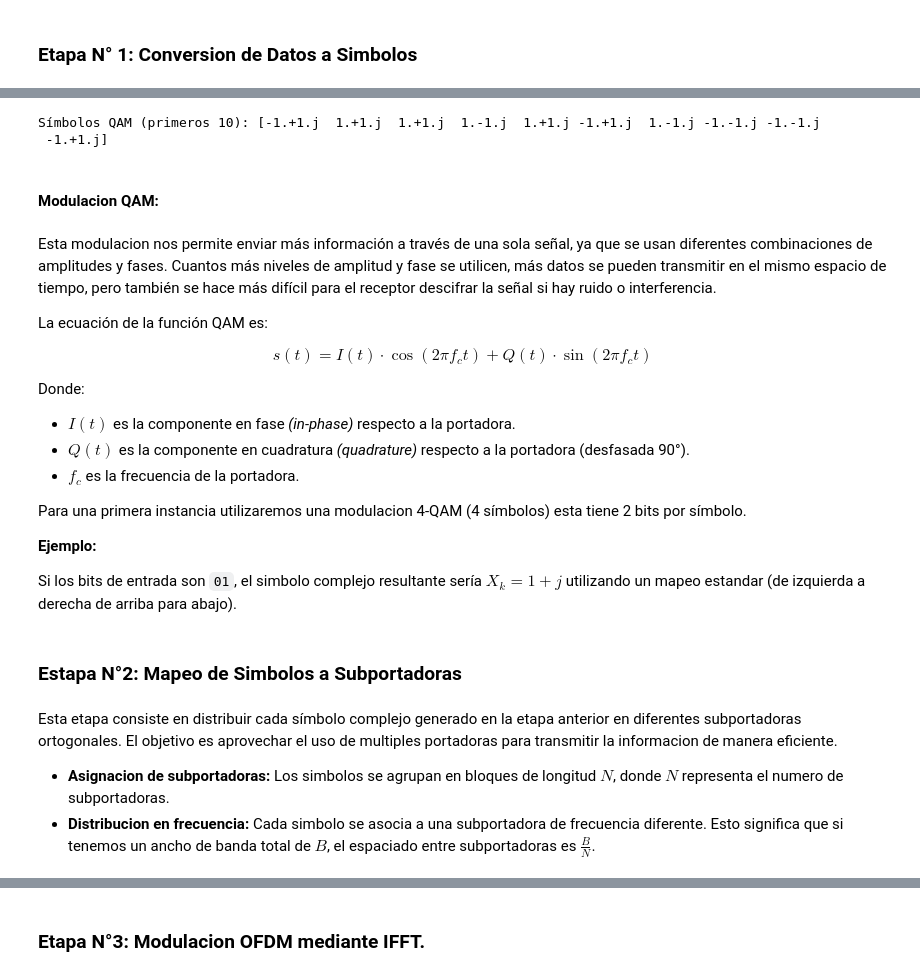
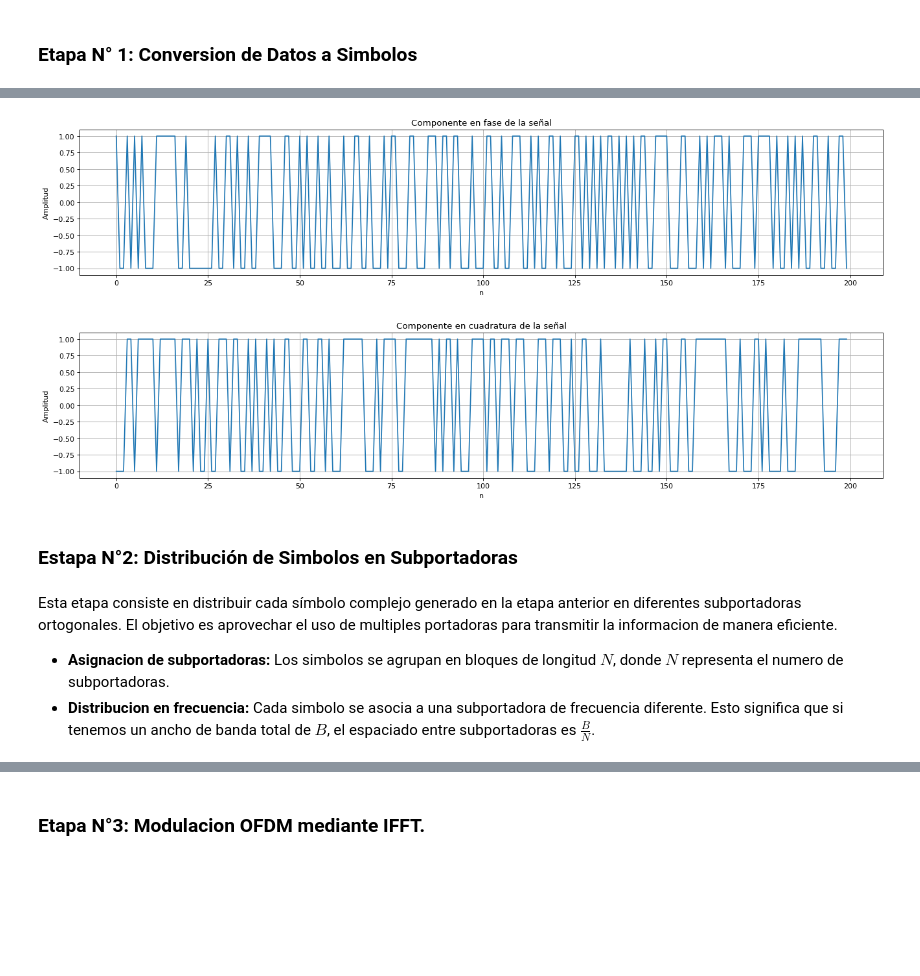
Before and after one commit to simi-sai/ofdm, a Jupyter notebook: src/Borrador.ipynb, the cells around one changed output, grey strips where cells are left out. Drawn from its saved outputs; the diff is of its cells as text; code cells hidden in the pictures; blank space fills up the shorter version.

```diff
--- a/src/Borrador.ipynb
+++ b/src/Borrador.ipynb
@@ -32,59 +107,38 @@ Bits generados (primeros 20): [0 0 0 1 0 1 1 1 0 1 0 0 1 1 1 0 1 0 0 0]
 # %%
-def bits_to_qam_symbols(bits):
-    # Asegurarse de que la cantidad de bits sea par
-    if len(bits) % 2 != 0:
-        bits = np.append(bits, 0) # si es impar le agrega un 0 al final para que sea par y que no genere errores
+def qam_mapping(signal):
 
-    # Mapeo 4-QAM estándar (Gray coding)
-    # Es un diccionario de mapeo, Cada par de bits se asocia a un número complejo que representa un punto en el plano IQ.
+    if len(signal) % 2 != 0:
+        signal = np.append(signal, 0) # si es impar le agrega un 0 al final
+
+    # Diccionario de Mapeo QAM
     mapping = {
-        (0, 0): -1 + 1j,
-        (0, 1): 1 + 1j,
-        (1, 1): 1 - 1j,
-        (1, 0): -1 - 1j
+        (0, 0) : -1 + 1j,
+        (0, 1) : 1 + 1j,
+        (1, 1) : 1 - 1j,
+        (1, 0) : -1 - 1j
     }
 
+    symbols = []
+
     # Agrupar bits en pares y mapear a símbolos
-    symbols = []
-    for i in range(0, len(bits), 2): #Recorre los bits de a dos
-        pair = (bits[i], bits[i+1]) #Crea un par de bits como tupla
-        symbols.append(mapping[pair]) #Usa el diccionario mapping para convertir ese par en un símbolo complejo
+    for i in range(0, len(signal), 2):
+        symbols.append(mapping[signal[i], signal[i+1]])
 
     return np.array(symbols)
-
-# Aplicar la función a los bits generados
-qam_symbols = bits_to_qam_symbols(data_bits)
-
-# Mostrar los primeros símbolos
-print("Símbolos QAM (primeros 10):", qam_symbols[:10])
-# %% [output]
-Símbolos QAM (primeros 10): [-1.+1.j  1.+1.j  1.+1.j  1.-1.j  1.+1.j -1.+1.j  1.-1.j -1.-1.j -1.-1.j
- -1.+1.j]
-# %% [markdown]
-#### Modulacion QAM:
-# %% [markdown]
-Esta modulacion nos permite enviar más información a través de una sola señal, ya que se usan diferentes combinaciones de amplitudes y fases. Cuantos más niveles de amplitud y fase se utilicen, más datos se pueden transmitir en el mismo espacio de tiempo, pero también se hace más difícil para el receptor descifrar la señal si hay ruido o interferencia.
-
-La ecuación de la función QAM es:
-
-$$s(t) = I(t)\cdot\cos(2\pi f_ct)+Q(t)\cdot\sin(2\pi f_ct)$$
-
-Donde:
-
-- $I(t)$ es la componente en fase *(in-phase)* respecto a la portadora.
-- $Q(t)$ es la componente en cuadratura *(quadrature)* respecto a la portadora (desfasada 90°).
-- $f_c$ es la frecuencia de la portadora.
-
-Para una primera instancia utilizaremos una modulacion 4-QAM (4 símbolos) esta tiene 2 bits por símbolo.
-
-**Ejemplo:**
-
-Si los bits de entrada son `01`, el simbolo complejo resultante sería $X_k = 1 + j$ utilizando un mapeo estandar (de izquierda a derecha de arriba para abajo).
+# %%
+# Generación de Hipótesis de la señal QAM
+hypothesis = qam_mapping(signal)
+
+plotSignal(hypothesis[:200], 'T')  # Plot de la componente en fase de la señal QAM
+plotSignal(hypothesis[:200], 'Q')  # Plot de la componente en cuadratura de la señal QAM
+# %% [output]
+[figure, added]
+[figure, added]
 # %% [markdown]
-### Estapa N°2: Mapeo de Simbolos a Subportadoras
+### Estapa N°2: Distribución de Simbolos en Subportadoras
 # %% [markdown]
 Esta etapa consiste en distribuir cada símbolo complejo generado en la etapa anterior en diferentes subportadoras ortogonales. El objetivo es aprovechar el uso de multiples portadoras para transmitir la informacion de manera eficiente.
 
 - **Asignacion de subportadoras:** Los simbolos se agrupan en bloques de longitud $N$, donde $N$ representa el numero de subportadoras.
-- **Distribucion en frecuencia:** Cada simbolo se asocia a una subportadora de frecuencia diferente. Esto significa que si tenemos un ancho de banda total de $B$, el espaciado entre subportadoras es $\frac{B}{N}.$
+- **Distribucion en frecuencia:** Cada simbolo se asocia a una subportadora de frecuencia diferente. Esto significa que si tenemos un ancho de banda total de $B$, el espaciado entre subportadoras es $\frac{B}{N}$.
 # %%
```
Also changed, not shown: parts of 45 cells of this notebook, 2 other files.
